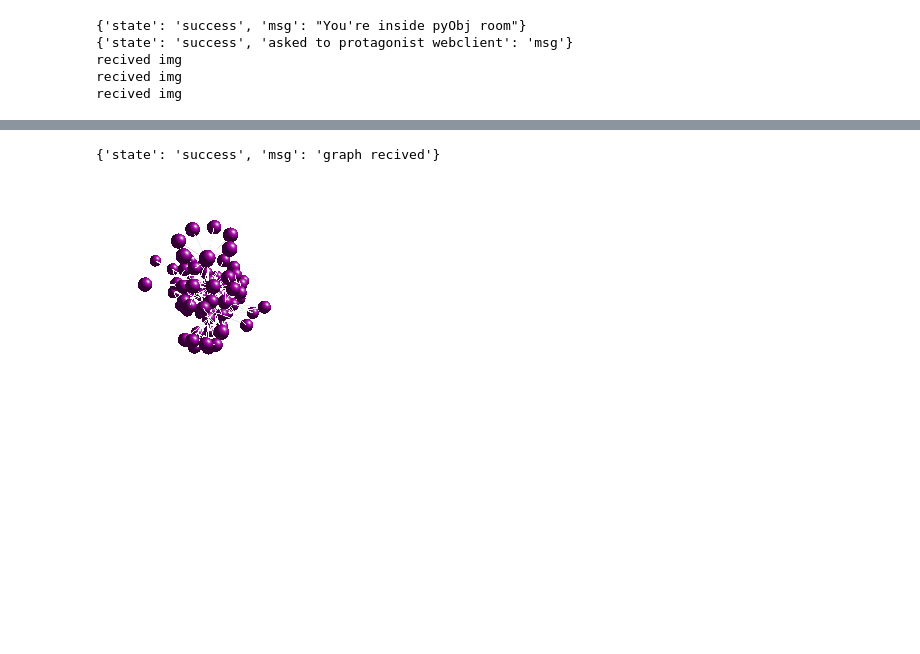
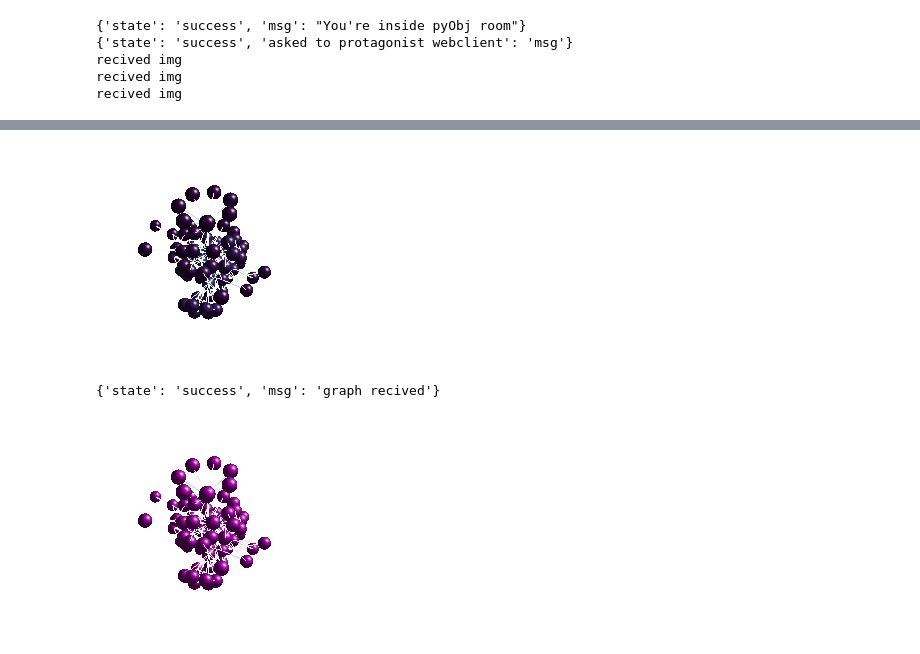
Before and after one commit to devmessias/stdogviz, a Jupyter notebook: python/notebooks/test.ipynb, the cells around one changed output, grey strips where cells are left out. Cells and saved outputs as stored; diff of their text form; code cells hidden in the pictures; blank space fills up the shorter version.

```diff
--- a/python/notebooks/test.ipynb
+++ b/python/notebooks/test.ipynb
@@ -35,3 +51,7 @@ sio.getImg(0)
+# %%
+sio.getImg()
+# %% [output]
+[figure, added]
 # %%
 import igraph as ig
 n=1000
```
Also changed, not shown: parts of 30 cells of this notebook, 3 other files.
